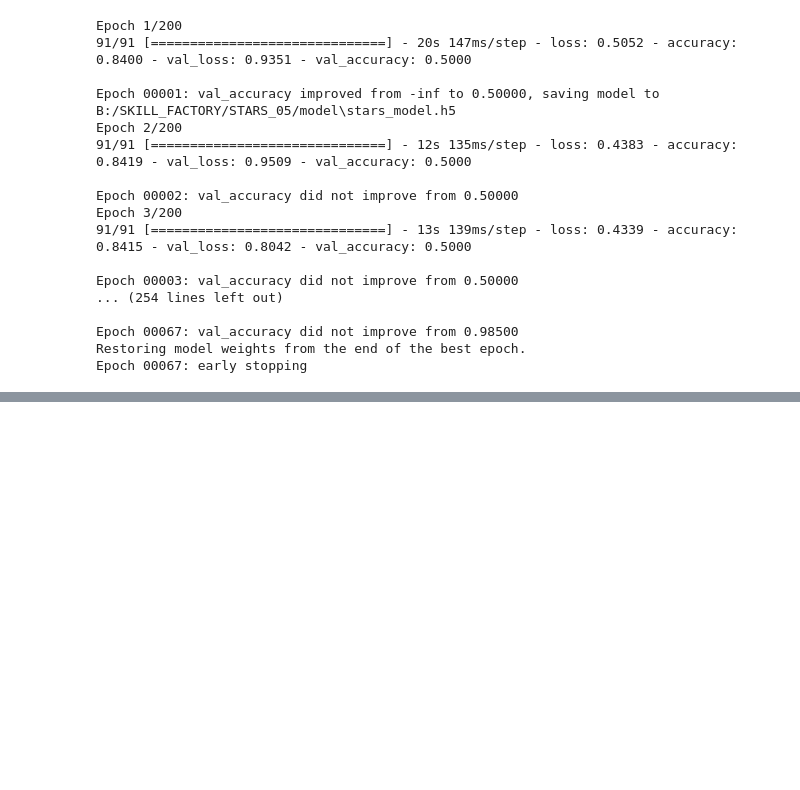
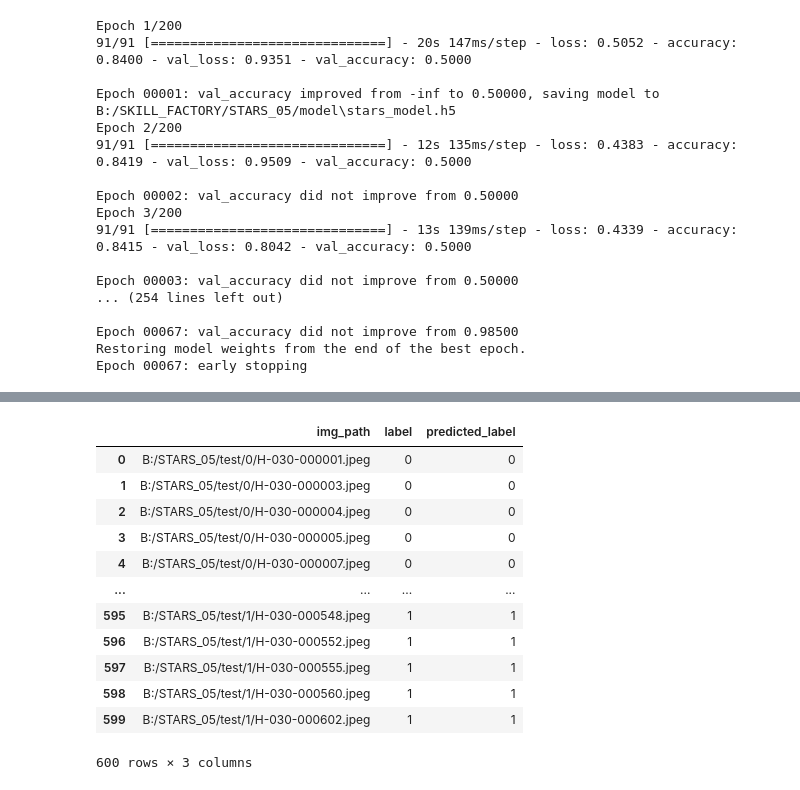
Before and after one commit to dvperv/cnn21, a Jupyter notebook: stars_RNN_05_.ipynb, the cells around one changed output, grey strips where cells are left out. Cells and saved outputs as stored; diff of their text form; code cells hidden in the pictures; blank space fills up the shorter version.

```diff
--- a/stars_RNN_05_.ipynb
+++ b/stars_RNN_05_.ipynb
@@ -266,0 +269,11 @@ model.save('B:/STARS_05/model/stars_model_1.h5')
+# %%
+test_data = []
+for filename in os.listdir(path_test_0):
+    test_data.append((os.path.join(path_test_0,filename),0))
+
+for filename in os.listdir(path_test_1):
+    test_data.append((os.path.join(path_test_1,filename),1))
+
+
+
+test_df = pd.DataFrame(test_data, columns = ['img_path','label'], index = None)
@@ -266,0 +329,24 @@ model.save('B:/STARS_05/model/stars_model_1.h5')
+# %%
+base_pred =[]
+for image in test_df.img_path:
+    base_pred.append(predict(image , model)[0])
+
+base_pred = [i.argmax() for i in base_pred]
+# %%
+test_df['predicted_label'] = base_pred
+# %%
+test_df
+# %% [output]
+|  | img_path | label | predicted_label |
+| 0 | B:/STARS_05/test/0/H-030-000001.jpeg | 0 | 0 |
+| 1 | B:/STARS_05/test/0/H-030-000003.jpeg | 0 | 0 |
+| 2 | B:/STARS_05/test/0/H-030-000004.jpeg | 0 | 0 |
+| 3 | B:/STARS_05/test/0/H-030-000005.jpeg | 0 | 0 |
+| 4 | B:/STARS_05/test/0/H-030-000007.jpeg | 0 | 0 |
+| ... | ... | ... | ... |
+| 595 | B:/STARS_05/test/1/H-030-000548.jpeg | 1 | 1 |
+| 596 | B:/STARS_05/test/1/H-030-000552.jpeg | 1 | 1 |
+| 597 | B:/STARS_05/test/1/H-030-000555.jpeg | 1 | 1 |
+| 598 | B:/STARS_05/test/1/H-030-000560.jpeg | 1 | 1 |
+| 599 | B:/STARS_05/test/1/H-030-000602.jpeg | 1 | 1 |
+600 rows × 3 columns
```
Also changed, not shown: parts of 5 cells of this notebook, 1 other file.
